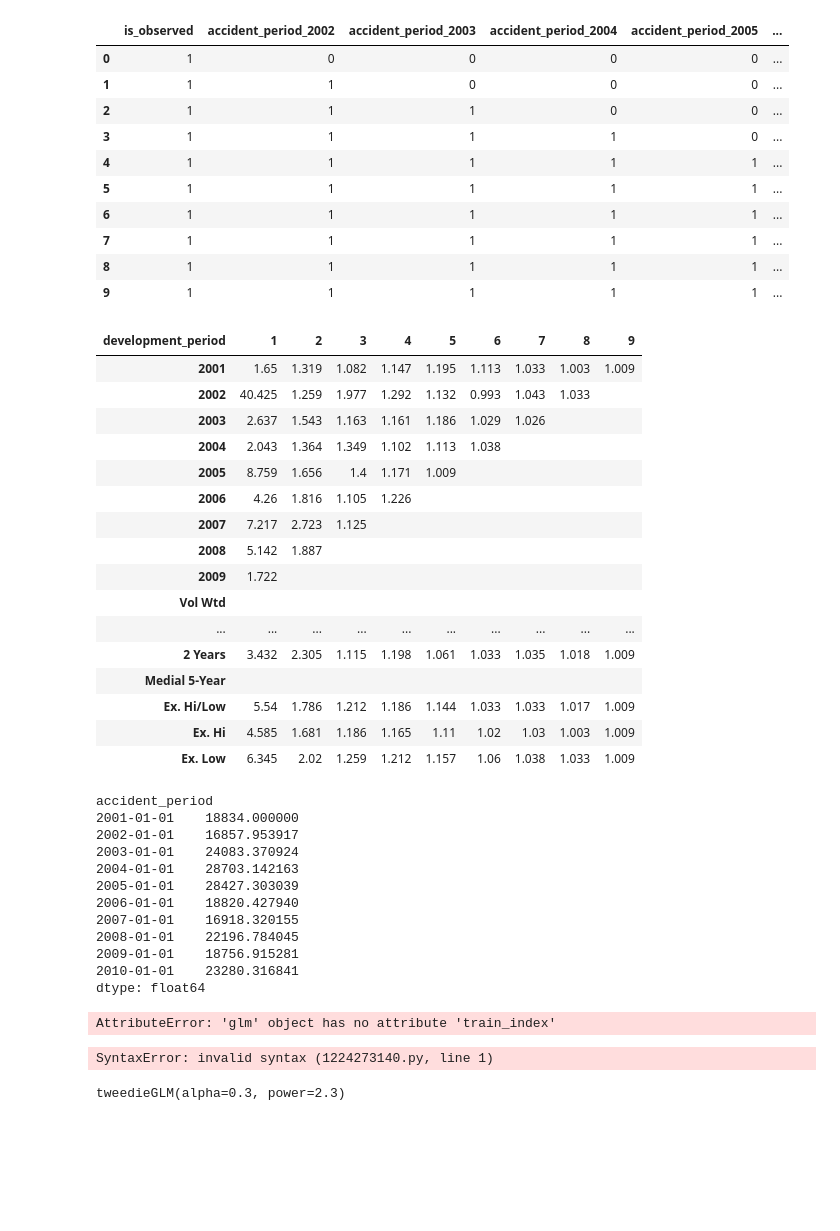
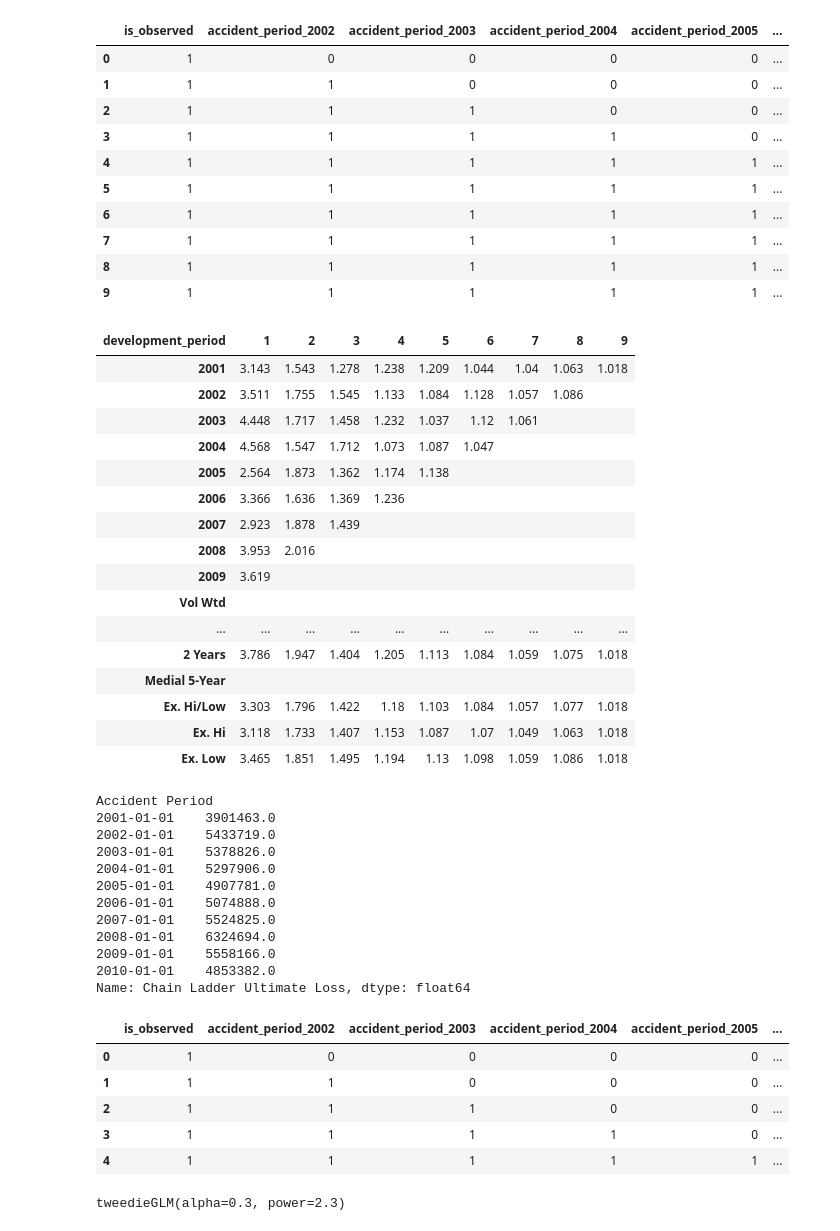
Before and after one commit to rocky-reserving/rocky, a Jupyter notebook: rocky-app/ROCKY Demo.ipynb, the cells around one changed output. Cells and saved outputs as stored; diff of their text form; code cells hidden in the pictures; blank space fills up the shorter version.

```diff
--- a/rocky-app/ROCKY Demo.ipynb
+++ b/rocky-app/ROCKY Demo.ipynb
@@ -83,52 +85,59 @@ r.rpt_loss.X_base.head(10)
 | 9 | 1 | 1 | 1 | 1 | 1 | ... |
 # %%
 # quick ATA factor summary
-r.rpt_loss.ata_summary()
+r.paid_loss.ata_summary()
 # %% [output]
 | development_period | 1 | 2 | 3 | 4 | 5 | 6 | 7 | 8 | 9 |
-| 2001 | 1.65 | 1.319 | 1.082 | 1.147 | 1.195 | 1.113 | 1.033 | 1.003 | 1.009 |
-| 2002 | 40.425 | 1.259 | 1.977 | 1.292 | 1.132 | 0.993 | 1.043 | 1.033 |  |
-| 2003 | 2.637 | 1.543 | 1.163 | 1.161 | 1.186 | 1.029 | 1.026 |  |  |
-| 2004 | 2.043 | 1.364 | 1.349 | 1.102 | 1.113 | 1.038 |  |  |  |
-| 2005 | 8.759 | 1.656 | 1.4 | 1.171 | 1.009 |  |  |  |  |
-| 2006 | 4.26 | 1.816 | 1.105 | 1.226 |  |  |  |  |  |
-| 2007 | 7.217 | 2.723 | 1.125 |  |  |  |  |  |  |
-| 2008 | 5.142 | 1.887 |  |  |  |  |  |  |  |
-| 2009 | 1.722 |  |  |  |  |  |  |  |  |
+| 2001 | 3.143 | 1.543 | 1.278 | 1.238 | 1.209 | 1.044 | 1.04 | 1.063 | 1.018 |
+| 2002 | 3.511 | 1.755 | 1.545 | 1.133 | 1.084 | 1.128 | 1.057 | 1.086 |  |
+| 2003 | 4.448 | 1.717 | 1.458 | 1.232 | 1.037 | 1.12 | 1.061 |  |  |
+| 2004 | 4.568 | 1.547 | 1.712 | 1.073 | 1.087 | 1.047 |  |  |  |
+| 2005 | 2.564 | 1.873 | 1.362 | 1.174 | 1.138 |  |  |  |  |
+| 2006 | 3.366 | 1.636 | 1.369 | 1.236 |  |  |  |  |  |
+| 2007 | 2.923 | 1.878 | 1.439 |  |  |  |  |  |  |
+| 2008 | 3.953 | 2.016 |  |  |  |  |  |  |  |
+| 2009 | 3.619 |  |  |  |  |  |  |  |  |
 | Vol Wtd |  |  |  |  |  |  |  |  |  |
 | ... | ... | ... | ... | ... | ... | ... | ... | ... | ... |
-| 2 Years | 3.432 | 2.305 | 1.115 | 1.198 | 1.061 | 1.033 | 1.035 | 1.018 | 1.009 |
+| 2 Years | 3.786 | 1.947 | 1.404 | 1.205 | 1.113 | 1.084 | 1.059 | 1.075 | 1.018 |
 | Medial 5-Year |  |  |  |  |  |  |  |  |  |
-| Ex. Hi/Low | 5.54 | 1.786 | 1.212 | 1.186 | 1.144 | 1.033 | 1.033 | 1.017 | 1.009 |
-| Ex. Hi | 4.585 | 1.681 | 1.186 | 1.165 | 1.11 | 1.02 | 1.03 | 1.003 | 1.009 |
-| Ex. Low | 6.345 | 2.02 | 1.259 | 1.212 | 1.157 | 1.06 | 1.038 | 1.033 | 1.009 |
+| Ex. Hi/Low | 3.303 | 1.796 | 1.422 | 1.18 | 1.103 | 1.084 | 1.057 | 1.077 | 1.018 |
+| Ex. Hi | 3.118 | 1.733 | 1.407 | 1.153 | 1.087 | 1.07 | 1.049 | 1.063 | 1.018 |
+| Ex. Low | 3.465 | 1.851 | 1.495 | 1.194 | 1.13 | 1.098 | 1.059 | 1.086 | 1.018 |
 # %%
 # Triangle data type actually has a robust chain-ladder implementation that can be accessed
 
 # this isn't important for right now, but it is there and it works well:
-r.rpt_loss.ult('vwa', 3, excludes='h')
+r.paid_loss.ult('vwa', 3)
 # %% [output]
-accident_period
-2001-01-01    18834.000000
-2002-01-01    16857.953917
-2003-01-01    24083.370924
-2004-01-01    28703.142163
-2005-01-01    28427.303039
-2006-01-01    18820.427940
-2007-01-01    16918.320155
-2008-01-01    22196.784045
-2009-01-01    18756.915281
-2010-01-01    23280.316841
-dtype: float64
+Accident Period
+2001-01-01    3901463.0
+2002-01-01    5433719.0
+2003-01-01    5378826.0
+2004-01-01    5297906.0
+2005-01-01    4907781.0
+2006-01-01    5074888.0
+2007-01-01    5524825.0
+2008-01-01    6324694.0
+2009-01-01    5558166.0
+2010-01-01    4853382.0
+Name: Chain Ladder Ultimate Loss, dtype: float64
+# %%
+i = '0  1  2  3  4  5  6  7  8  9 10 11 12 13 14 15 16 17 18 20 21 22 23 24 25 26 27 30 31 32 33 34 35 36 40 41 42 43 44 45 50 51 52 53 54 60 62 63 70 71 72 80 81 90'.split()
+i = [int(x) for x in i]
+i = np.array(i)
+
+r.paid_loss.X_base.iloc[i,:].head()
+# %% [output]
+|  | is_observed | accident_period_2002 | accident_period_2003 | accident_period_2004 | accident_period_2005 | ... |
+| 0 | 1 | 0 | 0 | 0 | 0 | ... |
+| 1 | 1 | 1 | 0 | 0 | 0 | ... |
+| 2 | 1 | 1 | 1 | 0 | 0 | ... |
+| 3 | 1 | 1 | 1 | 1 | 0 | ... |
+| 4 | 1 | 1 | 1 | 1 | 1 | ... |
 # %%
 # now add a GLM model to the triangle:
-r.AddModel('tweedie', 'tweedie', 'rpt_loss')
+r.AddModel('tweedie', 'tweedie', 'paid_loss')
-# %% [output]
-AttributeError: 'glm' object has no attribute 'train_index'
-# %%
-r.
-# %% [output]
-SyntaxError: invalid syntax (1224273140.py, line 1)
 # %%
 # load hyperparameters
 # r.tweedie.TuneFitHyperparameters()
```
Also changed, not shown: parts of 23 cells of this notebook, 5 other files.
